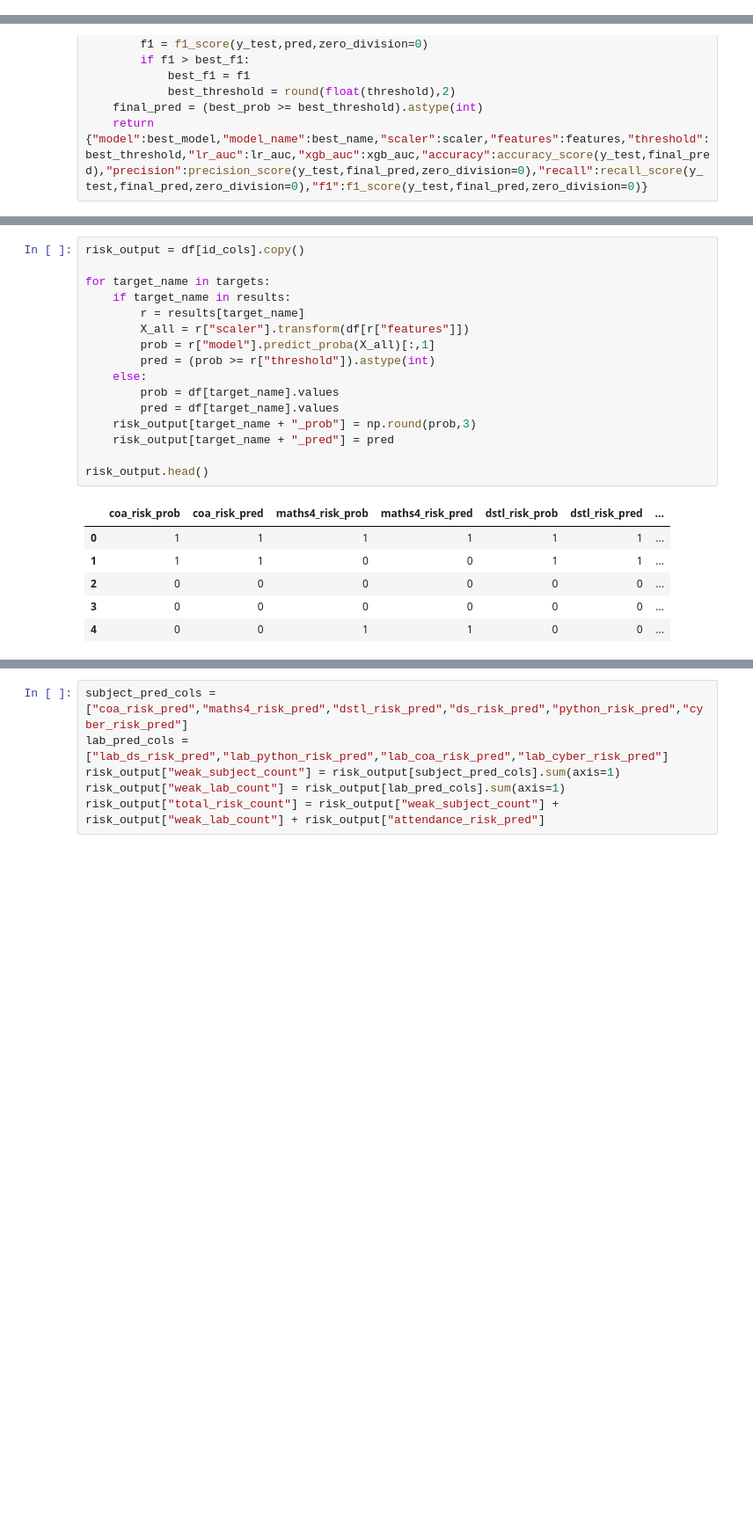
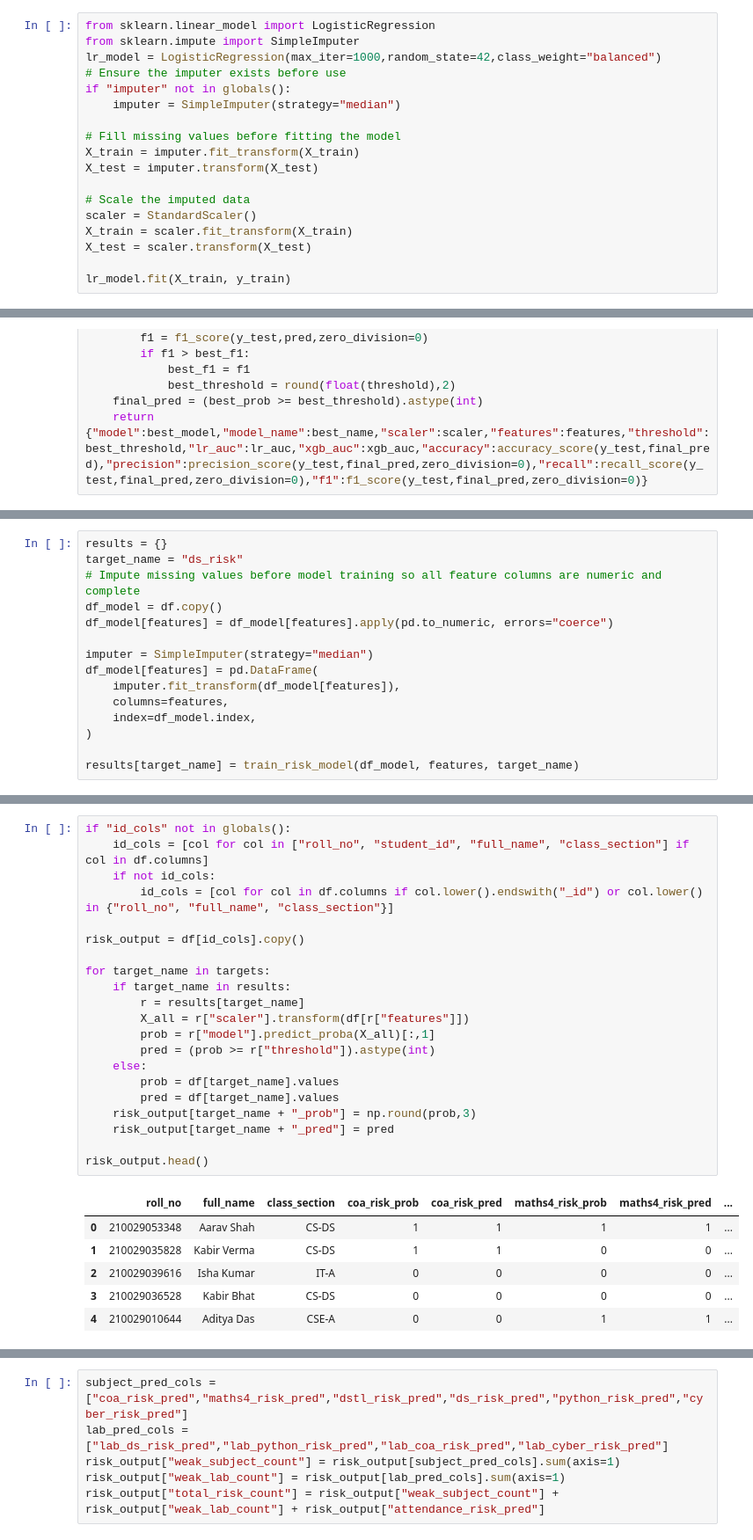
Before and after one commit to cybodexx/edu-growth, a Jupyter notebook: notebooks/05_risk_prediction.ipynb, the cells around one changed output, grey strips where cells are left out. Shown at 88% size. Cells and saved outputs as stored; diff of their text form; blank space fills up the shorter version.

```diff
--- a/notebooks/05_risk_prediction.ipynb
+++ b/notebooks/05_risk_prediction.ipynb
@@ -252,0 +247,18 @@ LogisticRegression(class_weight='balanced', max_iter=1000, random_state=42)
+# %%
+from sklearn.linear_model import LogisticRegression
+from sklearn.impute import SimpleImputer
+lr_model = LogisticRegression(max_iter=1000,random_state=42,class_weight="balanced")
+# Ensure the imputer exists before use
+if "imputer" not in globals():
+    imputer = SimpleImputer(strategy="median")
+
+# Fill missing values before fitting the model
+X_train = imputer.fit_transform(X_train)
+X_test = imputer.transform(X_test)
+
+# Scale the imputed data
+scaler = StandardScaler()
+X_train = scaler.fit_transform(X_train)
+X_test = scaler.transform(X_test)
+
+lr_model.fit(X_train, y_train)
@@ -350,3 +360,18 @@ results[target_name] = train_risk_model(df,features,target_name)
+# %%
+results = {}
+target_name = "ds_risk"
+# Impute missing values before model training so all feature columns are numeric and complete
+df_model = df.copy()
+df_model[features] = df_model[features].apply(pd.to_numeric, errors="coerce")
+
+imputer = SimpleImputer(strategy="median")
+df_model[features] = pd.DataFrame(
+    imputer.fit_transform(df_model[features]),
+    columns=features,
+    index=df_model.index,
+)
+
+results[target_name] = train_risk_model(df_model, features, target_name)
 # %%
 summary_rows = []
 for target_name,r in results.items():
@@ -360,23 +385,28 @@ model_summary
 # %%
+if "id_cols" not in globals():
+    id_cols = [col for col in ["roll_no", "student_id", "full_name", "class_section"] if col in df.columns]
+    if not id_cols:
+        id_cols = [col for col in df.columns if col.lower().endswith("_id") or col.lower() in {"roll_no", "full_name", "class_section"}]
+
 risk_output = df[id_cols].copy()
 
 for target_name in targets:
     if target_name in results:
         r = results[target_name]
         X_all = r["scaler"].transform(df[r["features"]])
         prob = r["model"].predict_proba(X_all)[:,1]
         pred = (prob >= r["threshold"]).astype(int)
     else:
         prob = df[target_name].values
         pred = df[target_name].values
     risk_output[target_name + "_prob"] = np.round(prob,3)
     risk_output[target_name + "_pred"] = pred
 
 risk_output.head()
 # %% [output]
-|  | coa_risk_prob | coa_risk_pred | maths4_risk_prob | maths4_risk_pred | dstl_risk_prob | dstl_risk_pred | ... |
-| 0 | 1 | 1 | 1 | 1 | 1 | 1 | ... |
-| 1 | 1 | 1 | 0 | 0 | 1 | 1 | ... |
-| 2 | 0 | 0 | 0 | 0 | 0 | 0 | ... |
-| 3 | 0 | 0 | 0 | 0 | 0 | 0 | ... |
-| 4 | 0 | 0 | 1 | 1 | 0 | 0 | ... |
+|  | roll_no | full_name | class_section | coa_risk_prob | coa_risk_pred | maths4_risk_prob | maths4_risk_pred | ... |
+| 0 | 210029053348 | Aarav Shah | CS-DS | 1 | 1 | 1 | 1 | ... |
+| 1 | 210029035828 | Kabir Verma | CS-DS | 1 | 1 | 0 | 0 | ... |
+| 2 | 210029039616 | Isha Kumar | IT-A | 0 | 0 | 0 | 0 | ... |
+| 3 | 210029036528 | Kabir Bhat | CS-DS | 0 | 0 | 0 | 0 | ... |
+| 4 | 210029010644 | Aditya Das | CSE-A | 0 | 0 | 1 | 1 | ... |
```
Also changed, not shown: parts of 15 cells of this notebook, 2 other files.
